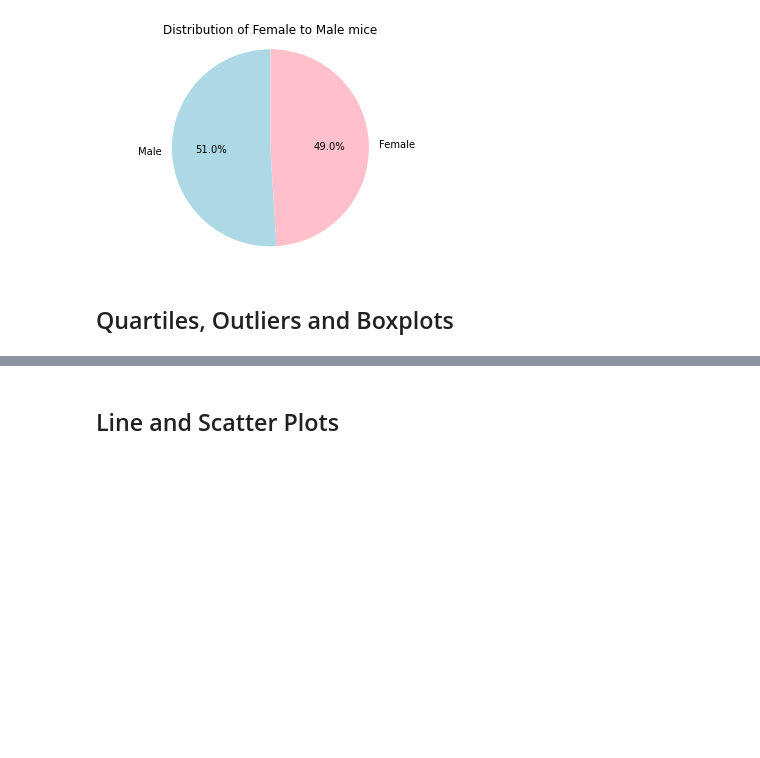
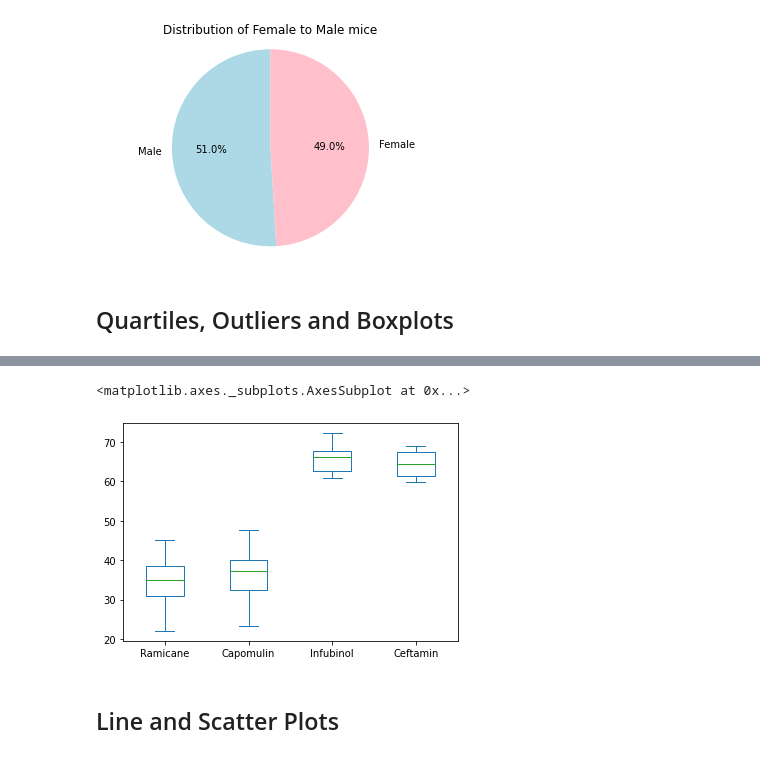
Before and after one commit to HBodden/Pymaceuticals---Module-5-Challenge, a Jupyter notebook: pymaceuticals_complete.ipynb, the cells around one changed output, grey strips where cells are left out. Cells and saved outputs as stored; diff of their text form; code cells hidden in the pictures; blank space fills up the shorter version.

```diff
--- a/pymaceuticals_complete.ipynb
+++ b/pymaceuticals_complete.ipynb
@@ -248,6 +240,19 @@ The the median of the tumor size is: 45.0
+# %%
+final_tumor = new_mouse_df[new_mouse_df["Timepoint_y"] == 45]
 # %%
 # Generate a box plot of the final tumor volume of each mouse across four regimens of interest
-new_mouse_df.plot("Drug Regimen","Tumor Volume (mm3)", kind="box")
+box_r = final_tumor.loc[final_tumor["Drug Regimen"] == "Ramicane","Tumor Volume (mm3)"]
+box_c = final_tumor.loc[final_tumor["Drug Regimen"] == "Capomulin","Tumor Volume (mm3)"]
+box_i = final_tumor.loc[final_tumor["Drug Regimen"] == "Infubinol","Tumor Volume (mm3)"]
+box_cn = final_tumor.loc[final_tumor["Drug Regimen"] == "Ceftamin","Tumor Volume (mm3)"]
+new_list = {"Ramicane": box_r,"Capomulin": box_c, "Infubinol": box_i, "Ceftamin": box_cn}
+
+final_tumor_df = pd.DataFrame(new_list)
+final_tumor_df
+final_tumor_df.plot(kind="box")
+# %% [output]
+<matplotlib.axes._subplots.AxesSubplot at 0x...>
+[figure, added]
 # %% [markdown]
 ## Line and Scatter Plots
 # %%
```
Also changed, not shown: parts of 9 cells of this notebook.
